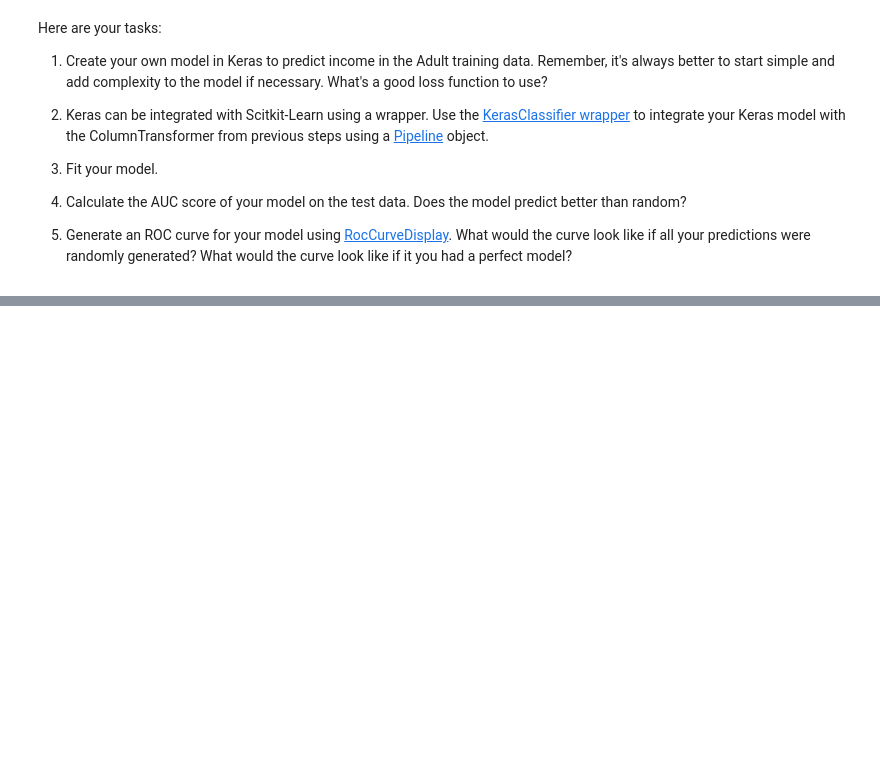
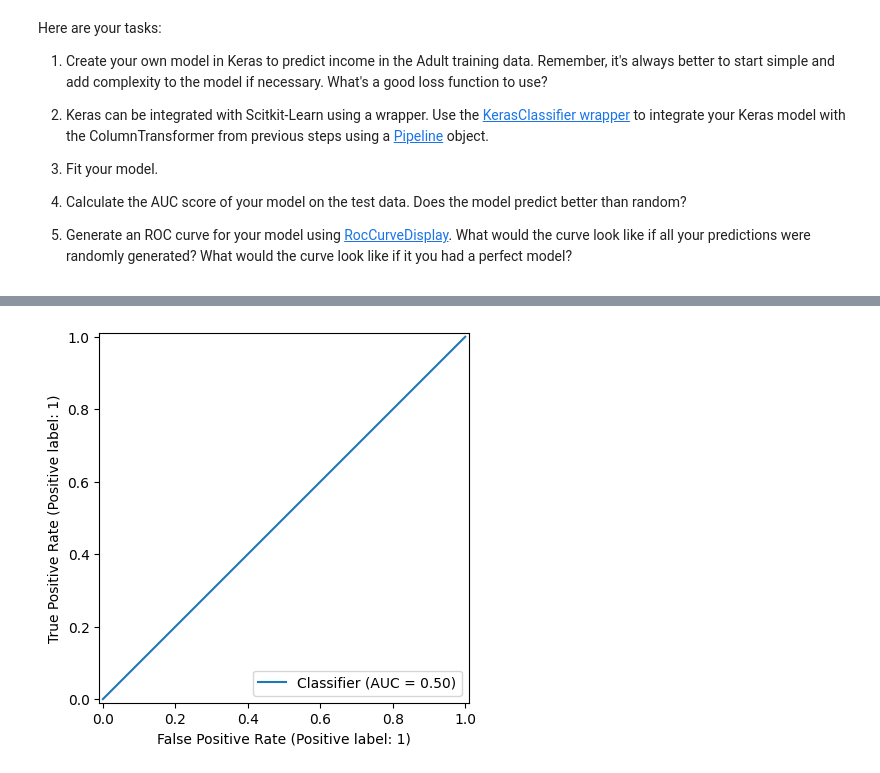
Before and after one commit to aparmarthi/AIML2025, a Jupyter notebook: Amey_Parmarthi_mle_miniproject_deep_learning.ipynb, the cells around one changed output, grey strips where cells are left out. Saved outputs shown, nothing was run; the diff lists cells and outputs as text; code cells hidden in the pictures; blank space fills up the shorter version.

```diff
--- a/Amey_Parmarthi_mle_miniproject_deep_learning.ipynb
+++ b/Amey_Parmarthi_mle_miniproject_deep_learning.ipynb
@@ -153,6 +263,13 @@ Here are your tasks:
 # %%
 # Create a Keras classifier
+keras_classifier = KerasClassifier(model=create_model, epochs=10, batch_size=32, verbose=1)
 # %%
 # Create the scikit-learn pipeline
+pipeline = Pipeline([
+    ('preprocessor', preprocessor),
+    ('classifier', keras_classifier)
+])
 # %%
 # Fit the pipeline on the training data
+_ = pipeline.fit(X_train, y_train)  # y must be 0/1
+print("fit done")
@@ -159,3 +294,5 @@ Here are your tasks:
 # %%
 # Calculate the AUC score of your model on the test data.
 # Does the model predict better than random?
+y_pred = pipeline.predict(X_test)[:,1]
+roc_auc_score(y_test, y_pred)
@@ -162,2 +302,5 @@ Here are your tasks:
 # %%
 # Generate an ROC curve for your model.
+roc_curve = RocCurveDisplay.from_predictions(y_test, y_pred)
+# %% [output]
+[figure, added]
```
Also changed, not shown: parts of 15 cells of this notebook.
